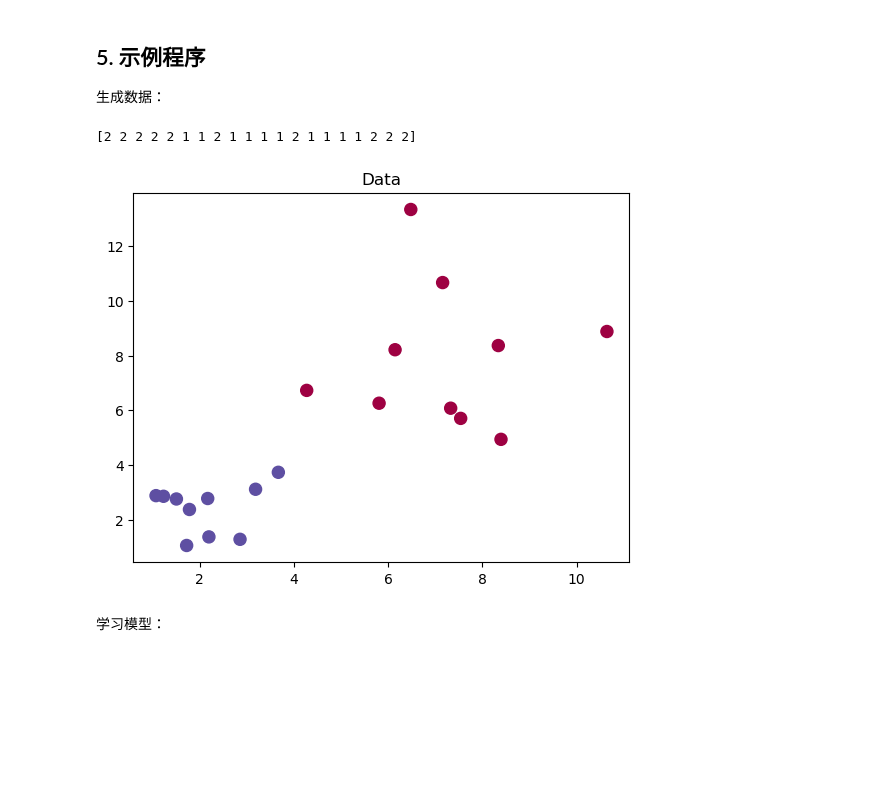
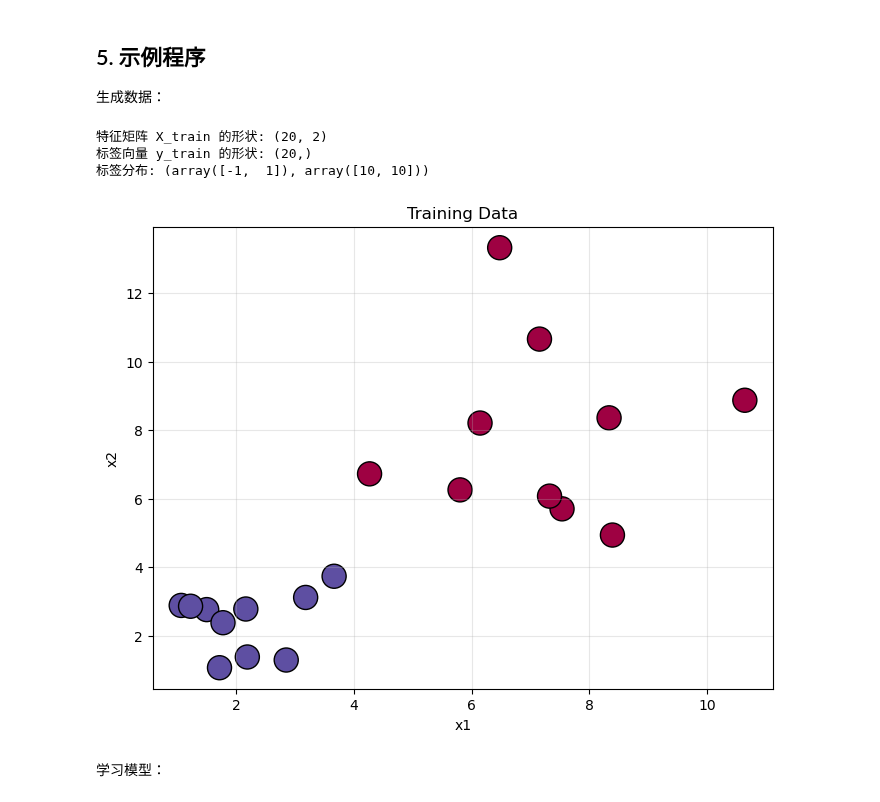
Before and after one commit to bushuhui/machinelearning_notebook, a Jupyter notebook: 5_nn/1-Perceptron.ipynb, the cells around one changed output. Cells and saved outputs as stored; diff of their text form; code cells hidden in the pictures; blank space fills up the shorter version.

```diff
--- a/5_nn/1-Perceptron.ipynb
+++ b/5_nn/1-Perceptron.ipynb
@@ -160,41 +160,52 @@ b & \leftarrow & b + \eta y_i
 # %%
 %matplotlib inline
 
 import numpy as np
 import matplotlib.pyplot as plt
 
-# data generation
+# 数据生成
 np.random.seed(314)
 
+# 第一类数据（标签 -1）
 data_size1 = 10
-x1 = np.random.randn(data_size1, 2) + np.array([2,2])
-y1 = [-1 for _ in range(data_size1)]
+x1 = np.random.randn(data_size1, 2) + np.array([2, 2])
+y1 = np.array([-1 for _ in range(data_size1)])
 
+# 第二类数据（标签 +1）
 data_size2 = 10
-x2 = np.random.randn(data_size2, 2)*2 + np.array([8,8])
-y2 = [1 for _ in range(data_size2)]
+x2 = np.random.randn(data_size2, 2) * 2 + np.array([8, 8])
+y2 = np.array([1 for _ in range(data_size2)])
 
-# all sample data
-x = np.concatenate((x1, x2), axis=0)
+# 合并所有样本数据
+X = np.concatenate((x1, x2), axis=0)
 y = np.concatenate((y1, y2), axis=0)
 
+# 随机打乱数据
 shuffled_index = np.random.permutation(data_size1 + data_size2)
-x = x[shuffled_index]
-y = y[shuffled_index]
+X_train = X[shuffled_index]
+y_train = y[shuffled_index]
 
-train_data = np.concatenate((x, y[:, np.newaxis]), axis=1)
+print(f"特征矩阵 X_train 的形状: {X_train.shape}")
+print(f"标签向量 y_train 的形状: {y_train.shape}")
+print(f"标签分布: {np.unique(y_train, return_counts=True)}")
 
-label_y = y.copy()
-label_y[label_y==-1] = 2;
-print(label_y)
-# plot data
-plt.scatter(train_data[:,0], train_data[:,1], marker='.',  s = 300,
-            c=label_y, cmap=plt.cm.Spectral)
-plt.title("Data")
+# 可视化数据
+label_colors = y_train.copy()
+label_colors[label_colors == -1] = 2  # 将 -1 映射为 2 以便配色
+
+plt.figure(figsize=(8, 6))
+plt.scatter(X_train[:, 0], X_train[:, 1], marker='o', s=300,
+            c=label_colors, cmap=plt.cm.Spectral, edgecolors='black')
+plt.xlabel('x1')
+plt.ylabel('x2')
+plt.title("Training Data")
+plt.grid(True, alpha=0.3)
 plt.savefig("fig-res_perceptron_sample_data.pdf")
 plt.show()
 # %% [output]
-[2 2 2 2 2 1 1 2 1 1 1 1 2 1 1 1 1 2 2 2]
+特征矩阵 X_train 的形状: (20, 2)
+标签向量 y_train 的形状: (20,)
+标签分布: (array([-1,  1]), array([10, 10]))
-[figure, old version]
+[figure, new version]
 # %% [markdown]
 学习模型：
```
Also changed, not shown: parts of 6 cells of this notebook, 2 other files.
